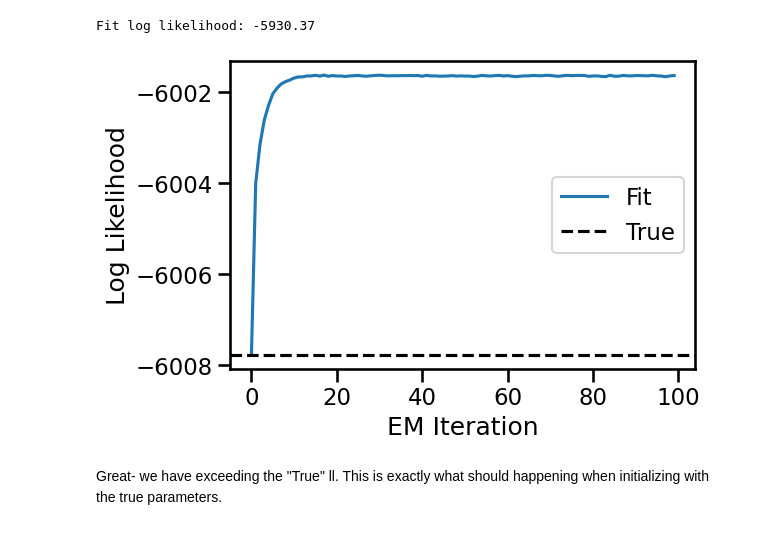
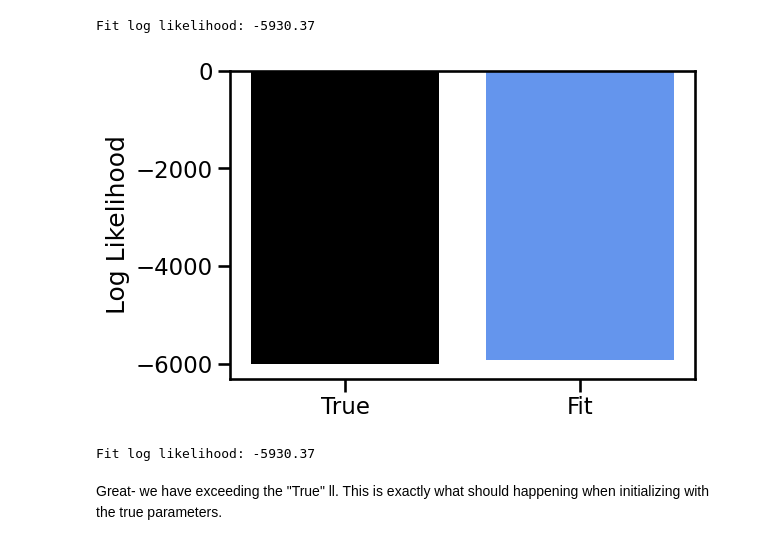
Before and after one commit to jess-breda/violations-multinomial, a Jupyter notebook: notebooks/2024_04_22_explore_dynamax_binary_param_recovery.ipynb, the cells around one changed output. Saved outputs shown, nothing was run; the diff lists cells and outputs as text; code cells hidden in the pictures.

Commit message:
true param init completed and visuals added

```diff
--- a/notebooks/2024_04_22_explore_dynamax_binary_param_recovery.ipynb
+++ b/notebooks/2024_04_22_explore_dynamax_binary_param_recovery.ipynb
@@ -171,21 +175,17 @@ fit_ll = glmhmm_to_fit.marginal_log_prob(
 print(f"Fit log likelihood: {fit_ll:.2f}")
 # %% [output]
 Fit log likelihood: -5930.37
-# %%
-fig, ax = plt.subplots(figsize=(6, 4))
-
-ax.plot(log_probs - glmhmm_to_fit.log_prior(params), label="Fit")
-ax.axhline(
-    true_ll,
-    color="k",
-    ls="--",
-    label="True",
-)
-
-ax.legend()
-_ = ax.set(xlabel="EM Iteration", ylabel="Log Likelihood")
-# %% [output]
-[figure, removed]
+# %%
+plot_ll_recovery([true_ll, fit_ll], ["True", "Fit"], ["Black", "cornflowerblue"])
+# %% [output]
+[figure, added]
+# %%
+fit_ll = glmhmm_to_fit.marginal_log_prob(
+    params, emissions, inputs
+) - glmhmm_to_fit.log_prior(em_params)
+print(f"Fit log likelihood: {fit_ll:.2f}")
+# %% [output]
+Fit log likelihood: -5930.37
 # %% [markdown]
 Great- we have exceeding the "True" ll. This is exactly what should happening when initializing with the true parameters.
 # %%
```
Also changed, not shown: parts of 19 cells of this notebook, 1 other file.
